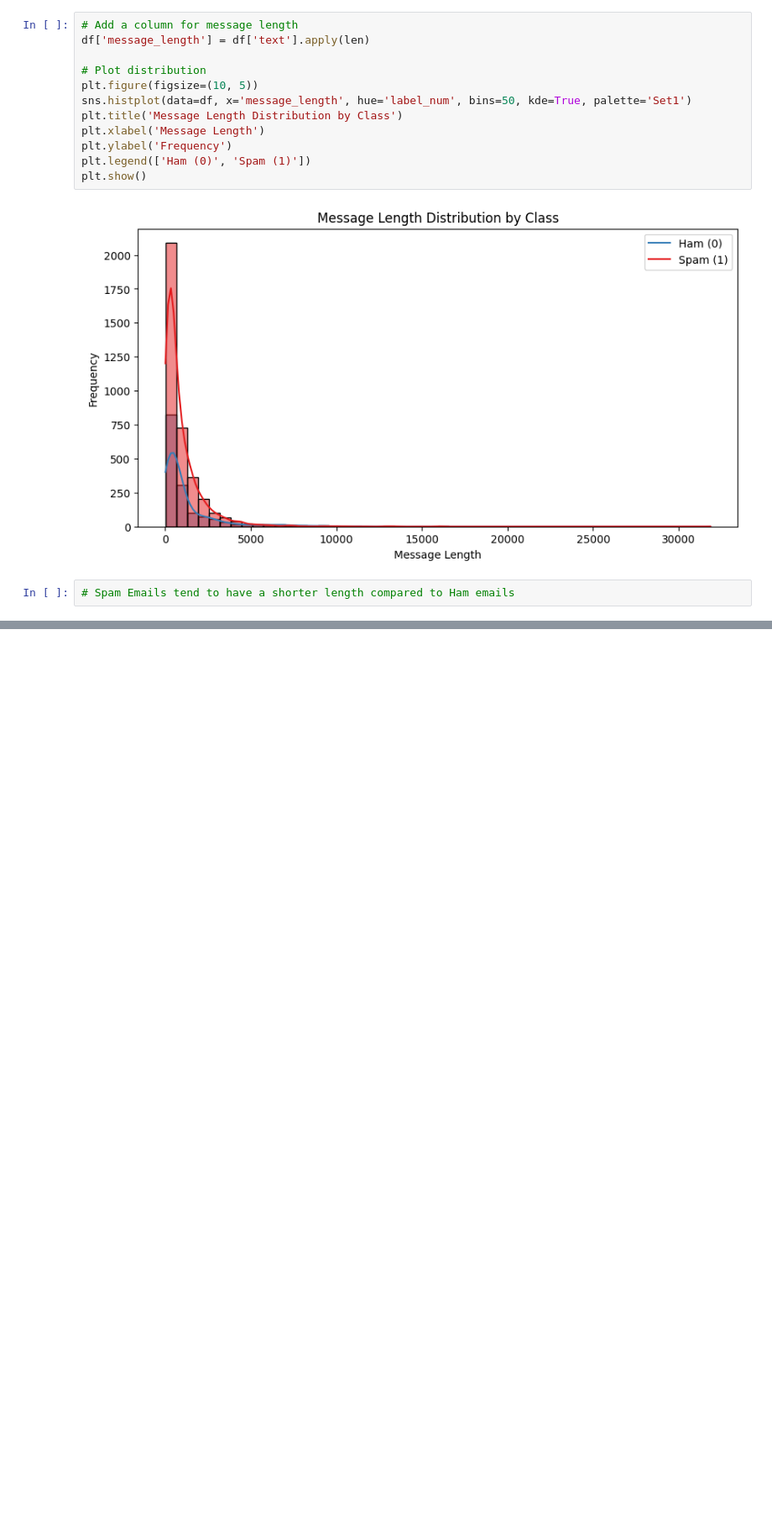
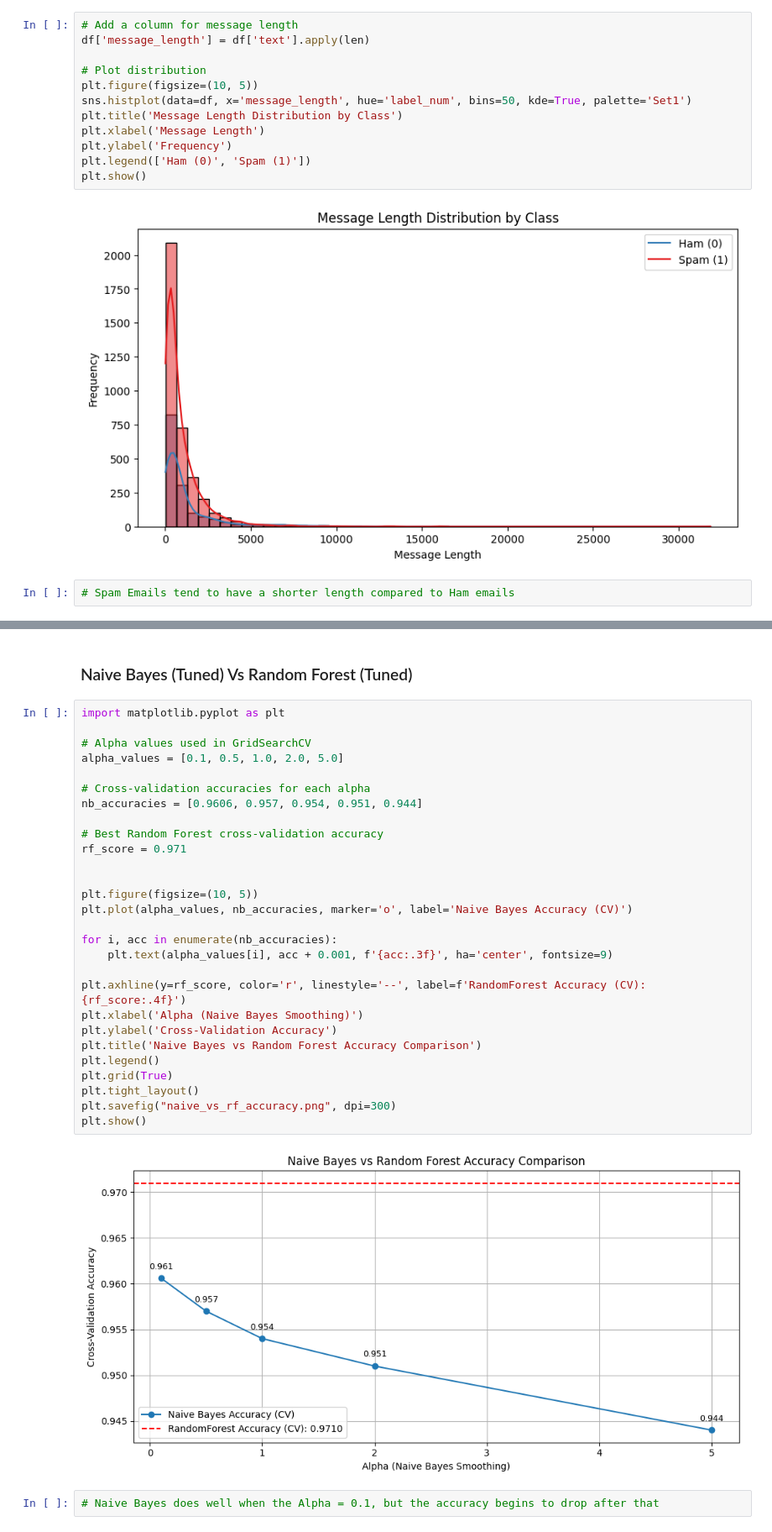
Before and after one commit to BarraHarrison/Spam-Detection, a Jupyter notebook: main.ipynb, the cells around one changed output, grey strips where cells are left out. Shown: that part at 84% size. Cells and saved outputs as stored; diff of their text form; blank space fills up the shorter version.

```diff
--- a/main.ipynb
+++ b/main.ipynb
@@ -232,0 +436,34 @@ plt.show()
+# %% [markdown]
+### Naive Bayes (Tuned) Vs Random Forest (Tuned)
+# %%
+import matplotlib.pyplot as plt
+
+# Alpha values used in GridSearchCV
+alpha_values = [0.1, 0.5, 1.0, 2.0, 5.0]
+
+# Cross-validation accuracies for each alpha
+nb_accuracies = [0.9606, 0.957, 0.954, 0.951, 0.944]
+
+# Best Random Forest cross-validation accuracy
+rf_score = 0.971
+
+
+plt.figure(figsize=(10, 5))
+plt.plot(alpha_values, nb_accuracies, marker='o', label='Naive Bayes Accuracy (CV)')
+
+for i, acc in enumerate(nb_accuracies):
+    plt.text(alpha_values[i], acc + 0.001, f'{acc:.3f}', ha='center', fontsize=9)
+
+plt.axhline(y=rf_score, color='r', linestyle='--', label=f'RandomForest Accuracy (CV): {rf_score:.4f}')
+plt.xlabel('Alpha (Naive Bayes Smoothing)')
+plt.ylabel('Cross-Validation Accuracy')
+plt.title('Naive Bayes vs Random Forest Accuracy Comparison')
+plt.legend()
+plt.grid(True)
+plt.tight_layout()
+plt.savefig("naive_vs_rf_accuracy.png", dpi=300)
+plt.show()
+# %% [output]
+[figure, added]
+# %%
+# Naive Bayes does well when the Alpha = 0.1, but the accuracy begins to drop after that
```
Also changed, not shown: parts of 23 cells of this notebook.
